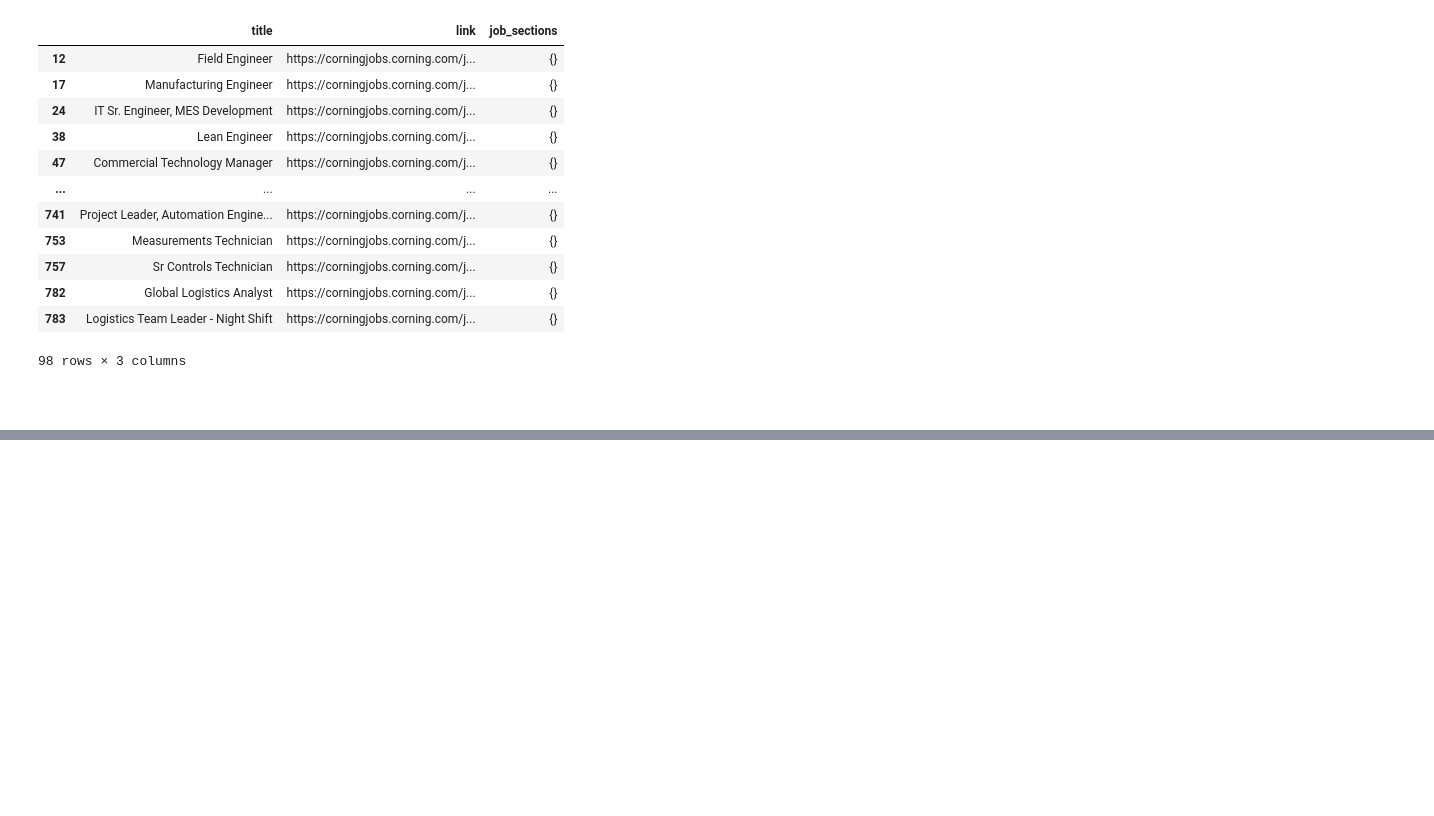
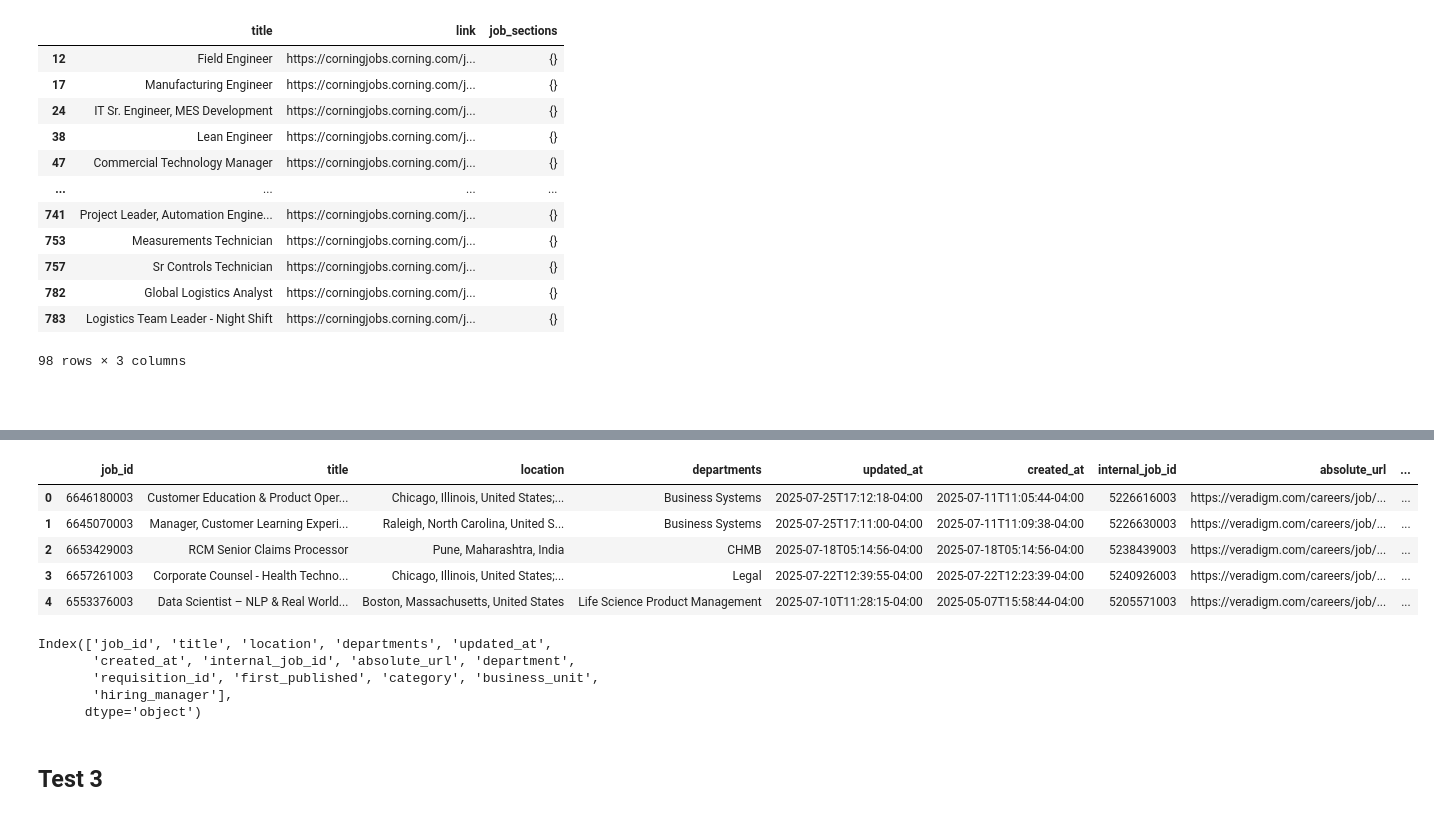
Before and after one commit to blwhiten/hello_world, a Jupyter notebook: quickstarts/Get_started.ipynb, the cells around one changed output, grey strips where cells are left out. Drawn from its saved outputs; the diff is of its cells as text; code cells hidden in the pictures; blank space fills up the shorter version.

```diff
--- a/quickstarts/Get_started.ipynb
+++ b/quickstarts/Get_started.ipynb
@@ -2371,0 +2699,41 @@ rows_missing_job_sections[selected_cols]
+# %%
+board_token = "allscripts"
+detailed_jobs = []
+
+df_test = df.head(10)  # first 10 for testing
+
+for _, row in df_test.iterrows():
+    job_id = row['job_id']
+    job_json = fetch_job_details(board_token, job_id)
+    job_data = extract_job_fields(job_json)
+
+    # Merge with original basic listing info
+    job_data.update(row.to_dict())
+    detailed_jobs.append(job_data)
+
+    # Polite delay
+    time.sleep(random.uniform(1.5, 3))
+
+detailed_jobs_df = pd.DataFrame(detailed_jobs)
+
+# Drop columns that are identical across all rows
+detailed_jobs_df = detailed_jobs_df.loc[:, detailed_jobs_df.nunique(dropna=False) > 1]
+
+detailed_jobs_df.head()
+# %% [output]
+|  | job_id | title | location | departments | updated_at | created_at | internal_job_id | absolute_url | ... |
+| 0 | 6646180003 | Customer Education & Product Oper... | Chicago, Illinois, United States;... | Business Systems | 2025-07-25T17:12:18-04:00 | 2025-07-11T11:05:44-04:00 | 5226616003 | https://veradigm.com/careers/job/... | ... |
+| 1 | 6645070003 | Manager, Customer Learning Experi... | Raleigh, North Carolina, United S... | Business Systems | 2025-07-25T17:11:00-04:00 | 2025-07-11T11:09:38-04:00 | 5226630003 | https://veradigm.com/careers/job/... | ... |
+| 2 | 6653429003 | RCM Senior Claims Processor | Pune, Maharashtra, India | CHMB | 2025-07-18T05:14:56-04:00 | 2025-07-18T05:14:56-04:00 | 5238439003 | https://veradigm.com/careers/job/... | ... |
+| 3 | 6657261003 | Corporate Counsel - Health Techno... | Chicago, Illinois, United States;... | Legal | 2025-07-22T12:39:55-04:00 | 2025-07-22T12:23:39-04:00 | 5240926003 | https://veradigm.com/careers/job/... | ... |
+| 4 | 6553376003 | Data Scientist – NLP & Real World... | Boston, Massachusetts, United States | Life Science Product Management | 2025-07-10T11:28:15-04:00 | 2025-05-07T15:58:44-04:00 | 5205571003 | https://veradigm.com/careers/job/... | ... |
+# %%
+detailed_jobs_df.columns
+# %% [output]
+Index(['job_id', 'title', 'location', 'departments', 'updated_at',
+       'created_at', 'internal_job_id', 'absolute_url', 'department',
+       'requisition_id', 'first_published', 'category', 'business_unit',
+       'hiring_manager'],
+      dtype='object')
+# %% [markdown]
+## Test 3
```
Also changed, not shown: parts of 24 cells of this notebook.
